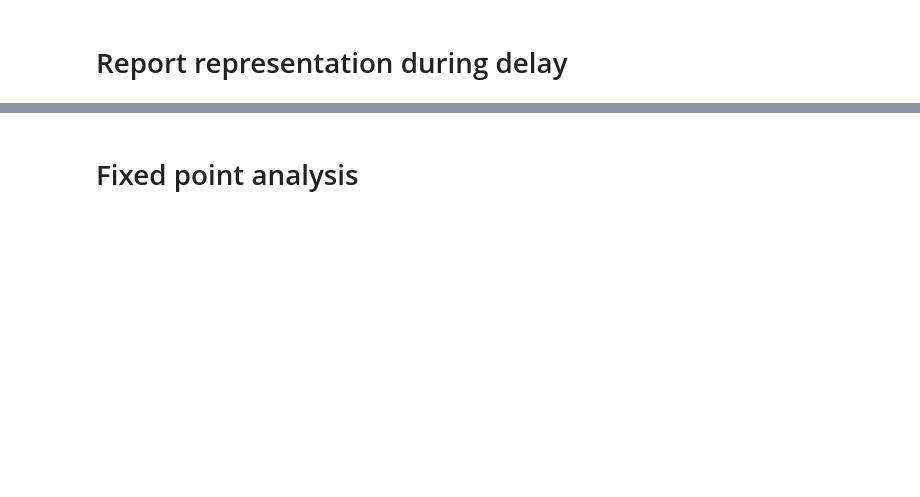
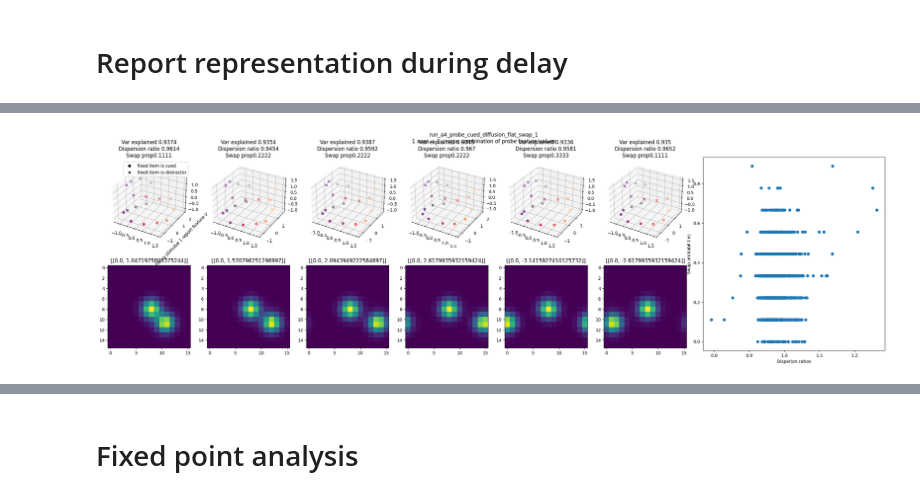
Before and after one commit to puria-radmard/behaviour_ddpm, a Jupyter notebook: analysis/new_analysis/fixed_points.ipynb, the cells around one changed output, grey strips where cells are left out. Saved outputs shown, nothing was run; the diff lists cells and outputs as text; code cells hidden in the pictures; blank space fills up the shorter version.

```diff
--- a/analysis/new_analysis/fixed_points.ipynb
+++ b/analysis/new_analysis/fixed_points.ipynb
@@ -186,0 +161,95 @@ pcaed_data[stim1_cued_mask & (~relevant_swapped_mask_stim1)].shape, cmap_colors[
+# %%
+unique_probe_combinations = all_probe_features[::grid_points*grid_points]
+
+# (novel_samples_dict['embedded_sample_trajectory'] @ ddpm_model.auxiliary_embedding_matrix.cpu().T) == novel_samples_dict['sample_trajectory']
+
+pcaable_data = novel_samples_prep_dicts[3]['preparatory_trajectory'].data[:,:,-1,:].cpu().reshape(batch_size * num_samples, -1) @ ddpm_model.behaviour_nullspace_accessor.cpu()
+# pcaable_data = novel_samples_prep_dicts[1]['preparatory_trajectory'].data[:,:,-1,:].cpu().reshape(batch_size * num_samples, -1) @ ddpm_model.behaviour_nullspace_accessor.cpu()
+# pcaable_data = novel_samples_dict['embedded_sample_trajectory'].data[:,:,-1,:].cpu().reshape(batch_size * num_samples, -1) @ ddpm_model.sample_subspace_accessor.cpu()
+# pcaable_data = novel_samples_dict['embedded_sample_trajectory'].data[:,:,-15,:].cpu().reshape(batch_size * num_samples, -1) @ ddpm_model.behaviour_nullspace_accessor.cpu()
+
+num_probe_combs = 6
+
+magma = plt.get_cmap("magma")
+cNorm = colors.Normalize(vmin=0, vmax=9)
+cmap = cmx.ScalarMappable(norm=cNorm, cmap=magma)
+cmap_colors = torch.tensor([cmap.to_rgba(_) for _ in range(9)])
+cmap.set_array([])
+
+pca_dims = 3
+
+ax_rows = 2
+num_ax_cols = num_probe_combs
+fig = plt.figure(figsize=(4 * num_ax_cols + 8, 4 * ax_rows))
+gs = gridspec.GridSpec(ax_rows, num_ax_cols + 2)
+
+# Create regular subplots
+axes = [[fig.add_subplot(gs[r, c], projection='3d' if pca_dims > 2 and r == 0 else None) for c in range(num_ax_cols)] for r in range(ax_rows)]
+axes = np.array(axes)
+big_ax = fig.add_subplot(gs[:, -2:])
+
+ic = -1
+
+fig.suptitle(f'{run_name}\n1 axes = 1 unique combination of probe feature values')
+axes[0,0].set_ylabel('Fixing stimulus 1 report feature value')
+
+
+def avg_pairwise_distance(points):
+    if len(points) < 2:
+        return 0
+    # pdist computes pairwise distances in a condensed form
+    distances = pdist(points)
+    return np.mean(distances)
+
+
+all_swap_probs = []
+all_dispersion_ratios = []
+
+all_stim1_vals = []
+
+
+for _j in tqdm(range(grid_points ** 2)):
+
+    probe_comb = unique_probe_combinations[[_j]]
+    both_probe_fixed_mask = (all_probe_features == probe_comb).all(-1)[valid_trial_mask]
+    if not both_probe_fixed_mask.any():
+        continue
+    else:
+        ic += 1
+
+
+    if ic < num_probe_combs:
+        axes[1,ic].imshow(trial_information.prep_network_inputs[0][both_probe_fixed_mask][0,0])
+        axes[1,ic].set_title(probe_comb.tolist())
+
+
+    for _k, fval in enumerate(unique_feature_values[:,None,None]):
+
+        stim1_fixed_mask = (all_report_features[:,[0]] == fval).squeeze(-1)                     # All possible combinations
+        stim1_and_probe_fixed_mask = both_probe_fixed_mask & stim1_fixed_mask[valid_trial_mask] # All valid combinations
+        relevant_stim1_cued_mask = (selected_feature_idx_valid_trials == 0)[stim1_and_probe_fixed_mask] # Relevant trials
+
+        pcaable_data_fixed_report1 = pcaable_data[stim1_and_probe_fixed_mask]                   # Relevant trials
+        pca_obj_fixed_report1 = PCA(n_components=pca_dims, whiten = True).fit(pcaable_data_fixed_report1)
+        pcaed_data = pca_obj_fixed_report1.transform(pcaable_data_fixed_report1)
+
+        dispersion_ratio = avg_pairwise_distance(pcaed_data[relevant_stim1_cued_mask]) / avg_pairwise_distance(pcaed_data[~relevant_stim1_cued_mask])
+        relevant_swapped_trials = swapped_trials[stim1_and_probe_fixed_mask]
+        swap_prob = relevant_swapped_trials[relevant_stim1_cued_mask].float().mean().item()
+        var_expl = pca_obj_fixed_report1.explained_variance_ratio_.sum().item()
+
+        all_dispersion_ratios.append(dispersion_ratio)
+        all_swap_probs.append(swap_prob)
+        all_stim1_vals.append(all_report_features[:,[1]][stim1_fixed_mask & valid_trial_mask])
+
+        if ic < num_probe_combs and _k == 0:
+            axes[0,ic].scatter(*pcaed_data[relevant_stim1_cued_mask].T, s = 30, color = cmap_colors.numpy(), marker = 'o', label = 'fixed item is cued')
+            axes[0,ic].scatter(*pcaed_data[~relevant_stim1_cued_mask].T, s = 30, color = cmap_colors.numpy(), marker = 'x', label = 'fixed item is distractor')
+            axes[0,ic].set_title(f"Var explained {round(var_expl, 4)}\nDispersion ratio {round(dispersion_ratio, 4)}\nSwap prop{round(swap_prob, 4)}")
+
+axes[0,0].legend()
+
+big_ax.scatter(all_dispersion_ratios, all_swap_probs)
+big_ax.set_xlabel('Disperion ratios')
+big_ax.set_ylabel('Swap probabilities')
+# %% [output]
@@ -186,0 +257 @@ pcaed_data[stim1_cued_mask & (~relevant_swapped_mask_stim1)].shape, cmap_colors[
+[figure, added]
```
Also changed, not shown: parts of 18 cells of this notebook, 2 other files.
